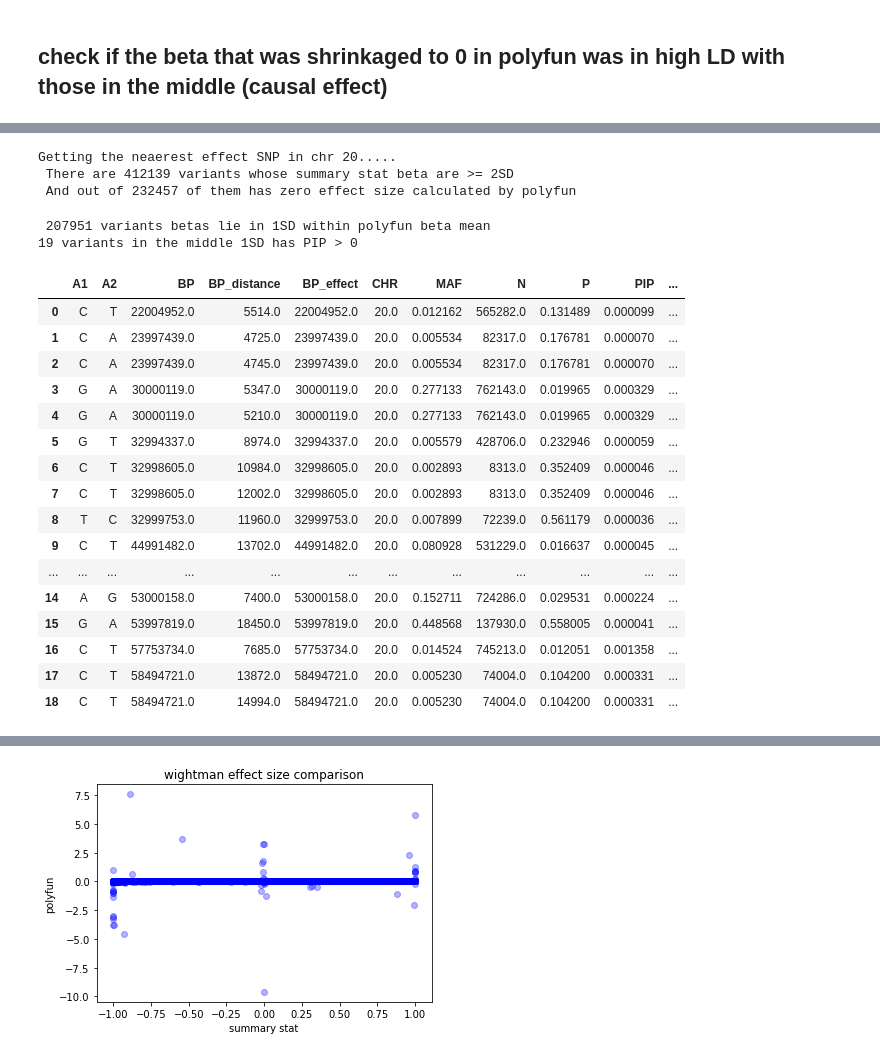
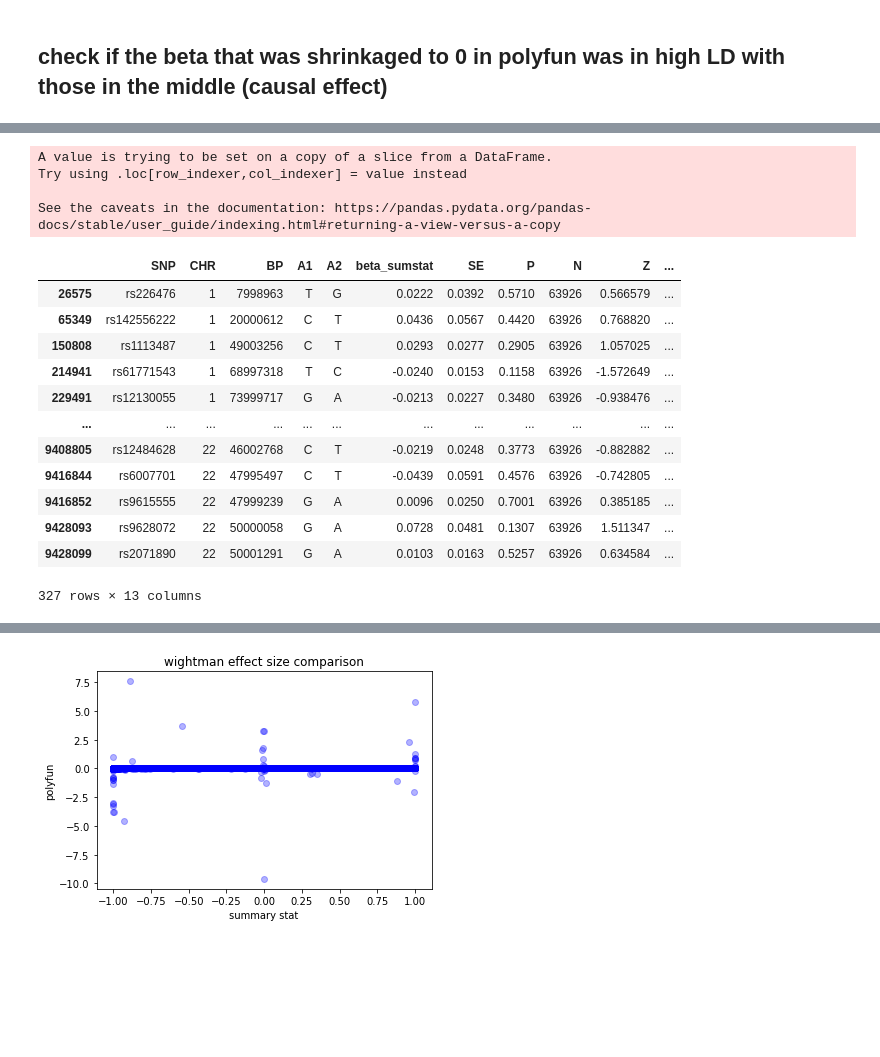
Before and after one commit to teresa-sansan/ADSP_polyfun, a Jupyter notebook: analysis/check_sumstat_beta.ipynb, the cells around one changed output, grey strips where cells are left out. Drawn from its saved outputs; the diff is of its cells as text; code cells hidden in the pictures; blank space fills up the shorter version.

```diff
--- a/analysis/check_sumstat_beta.ipynb
+++ b/analysis/check_sumstat_beta.ipynb
@@ -55,7 +56,3 @@ plot_beta(merge_bellenguez,'bellenguez')
 [figure]
 [figure]
 [figure]
-# %%
-wightman_polyfun = pd.read_csv('/gpfs/commons/home/tlin/output/wightman/wightman_fixed_0224/finemap/max_snp_10/agg_fixed_converge.tsv', sep = '\t', usecols = ['SNP','PIP','BETA_MEAN'])
-merge_wightman =  merge_beta(wightman_new ,wightman_polyfun)
-plot_beta(merge_wightman,'wightman')
@@ -121,13 +149,0 @@ def get_nearest_effect_snp(df, chr_num):
-# %%
-def get_interested_variant(df, chr_start = 1, chr_end = 22):
-    check_variant = pd.DataFrame()
-    all_variant = np.empty(0)
-    for chr in range(chr_start,chr_end+1):
-        df = get_nearest_effect_snp(merge_wightman, chr)
-        all_variant = np.append(all_variant,test.SNP)
-        interested_variant = df[df.PIP>0.01]
-        if(interested_variant.shape[0] > 0):
-            check_variant = check_variant.append(interested_variant, ignore_index = True)
-            print('%d variants in the middle 1SD has PIP > 0.01'% interested_variant.shape[0])
-        print()
-    return(check_variant, all_variant)
@@ -133,0 +228,2 @@ def get_interested_variant(df, chr_start = 1, chr_end = 22):
+# %%
+check_kunkle = get_interested_variant(merge_kunkle, chr_start=1)
@@ -178,25 +379,24 @@ array(['rs6051725', 'rs6039167', 'rs6079081', 'rs6105944', 'rs6135158',
-# %%
-get_nearest_effect_snp(merge_wightman, 20)
-# %% [output]
-Getting the neaerest effect SNP in chr 20.....
- There are 412139 variants whose summary stat beta are >= 2SD
- And out of 232457 of them has zero effect size calculated by polyfun
- 207951 variants betas lie in 1SD within polyfun beta mean
-19 variants in the middle 1SD has PIP > 0
-|  | A1 | A2 | BP | BP_distance | BP_effect | CHR | MAF | N | P | PIP | ... |
-| 0 | C | T | 22004952.0 | 5514.0 | 22004952.0 | 20.0 | 0.012162 | 565282.0 | 0.131489 | 0.000099 | ... |
-| 1 | C | A | 23997439.0 | 4725.0 | 23997439.0 | 20.0 | 0.005534 | 82317.0 | 0.176781 | 0.000070 | ... |
-| 2 | C | A | 23997439.0 | 4745.0 | 23997439.0 | 20.0 | 0.005534 | 82317.0 | 0.176781 | 0.000070 | ... |
-| 3 | G | A | 30000119.0 | 5347.0 | 30000119.0 | 20.0 | 0.277133 | 762143.0 | 0.019965 | 0.000329 | ... |
-| 4 | G | A | 30000119.0 | 5210.0 | 30000119.0 | 20.0 | 0.277133 | 762143.0 | 0.019965 | 0.000329 | ... |
-| 5 | G | T | 32994337.0 | 8974.0 | 32994337.0 | 20.0 | 0.005579 | 428706.0 | 0.232946 | 0.000059 | ... |
-| 6 | C | T | 32998605.0 | 10984.0 | 32998605.0 | 20.0 | 0.002893 | 8313.0 | 0.352409 | 0.000046 | ... |
-| 7 | C | T | 32998605.0 | 12002.0 | 32998605.0 | 20.0 | 0.002893 | 8313.0 | 0.352409 | 0.000046 | ... |
-| 8 | T | C | 32999753.0 | 11960.0 | 32999753.0 | 20.0 | 0.007899 | 72239.0 | 0.561179 | 0.000036 | ... |
-| 9 | C | T | 44991482.0 | 13702.0 | 44991482.0 | 20.0 | 0.080928 | 531229.0 | 0.016637 | 0.000045 | ... |
-| ... | ... | ... | ... | ... | ... | ... | ... | ... | ... | ... | ... |
-| 14 | A | G | 53000158.0 | 7400.0 | 53000158.0 | 20.0 | 0.152711 | 724286.0 | 0.029531 | 0.000224 | ... |
-| 15 | G | A | 53997819.0 | 18450.0 | 53997819.0 | 20.0 | 0.448568 | 137930.0 | 0.558005 | 0.000041 | ... |
-| 16 | C | T | 57753734.0 | 7685.0 | 57753734.0 | 20.0 | 0.014524 | 745213.0 | 0.012051 | 0.001358 | ... |
-| 17 | C | T | 58494721.0 | 13872.0 | 58494721.0 | 20.0 | 0.005230 | 74004.0 | 0.104200 | 0.000331 | ... |
-| 18 | C | T | 58494721.0 | 14994.0 | 58494721.0 | 20.0 | 0.005230 | 74004.0 | 0.104200 | 0.000331 | ... |
+# %%
+result = merge_kunkle[(merge_kunkle.SNP.isin(check_kunkle[1])) & (merge_kunkle.PIP < 0.01)]
+result.loc['sumstat'] = 'kunkle'
+# %% [output]
+A value is trying to be set on a copy of a slice from a DataFrame.
+Try using .loc[row_indexer,col_indexer] = value instead
+
+See the caveats in the documentation: https://pandas.pydata.org/pandas-docs/stable/user_guide/indexing.html#returning-a-view-versus-a-copy
+# %%
+result
+# %% [output]
+|  | SNP | CHR | BP | A1 | A2 | beta_sumstat | SE | P | N | Z | ... |
+| 26575 | rs226476 | 1 | 7998963 | T | G | 0.0222 | 0.0392 | 0.5710 | 63926 | 0.566579 | ... |
+| 65349 | rs142556222 | 1 | 20000612 | C | T | 0.0436 | 0.0567 | 0.4420 | 63926 | 0.768820 | ... |
+| 150808 | rs1113487 | 1 | 49003256 | C | T | 0.0293 | 0.0277 | 0.2905 | 63926 | 1.057025 | ... |
+| 214941 | rs61771543 | 1 | 68997318 | T | C | -0.0240 | 0.0153 | 0.1158 | 63926 | -1.572649 | ... |
+| 229491 | rs12130055 | 1 | 73999717 | G | A | -0.0213 | 0.0227 | 0.3480 | 63926 | -0.938476 | ... |
+| ... | ... | ... | ... | ... | ... | ... | ... | ... | ... | ... | ... |
+| 9408805 | rs12484628 | 22 | 46002768 | C | T | -0.0219 | 0.0248 | 0.3773 | 63926 | -0.882882 | ... |
+| 9416844 | rs6007701 | 22 | 47995497 | C | T | -0.0439 | 0.0591 | 0.4576 | 63926 | -0.742805 | ... |
+| 9416852 | rs9615555 | 22 | 47999239 | G | A | 0.0096 | 0.0250 | 0.7001 | 63926 | 0.385185 | ... |
+| 9428093 | rs9628072 | 22 | 50000058 | G | A | 0.0728 | 0.0481 | 0.1307 | 63926 | 1.511347 | ... |
+| 9428099 | rs2071890 | 22 | 50001291 | G | A | 0.0103 | 0.0163 | 0.5257 | 63926 | 0.634584 | ... |
+327 rows × 13 columns
```
Also changed, not shown: parts of 20 cells of this notebook.
